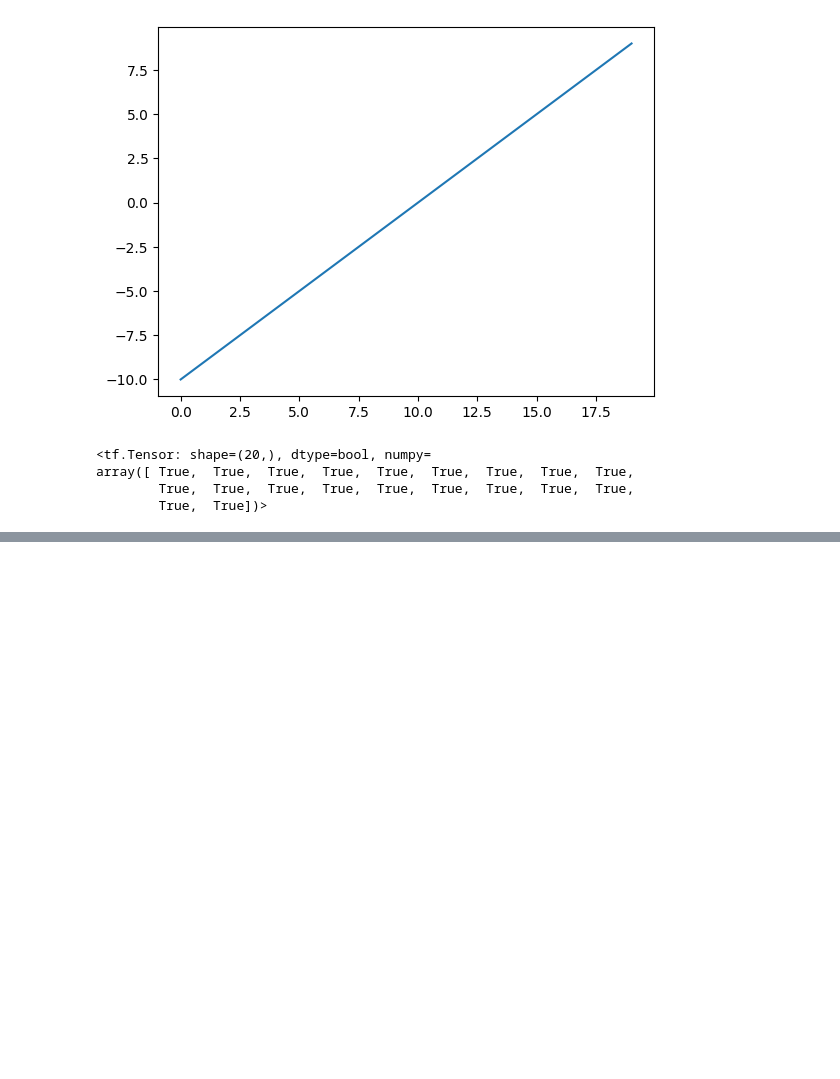
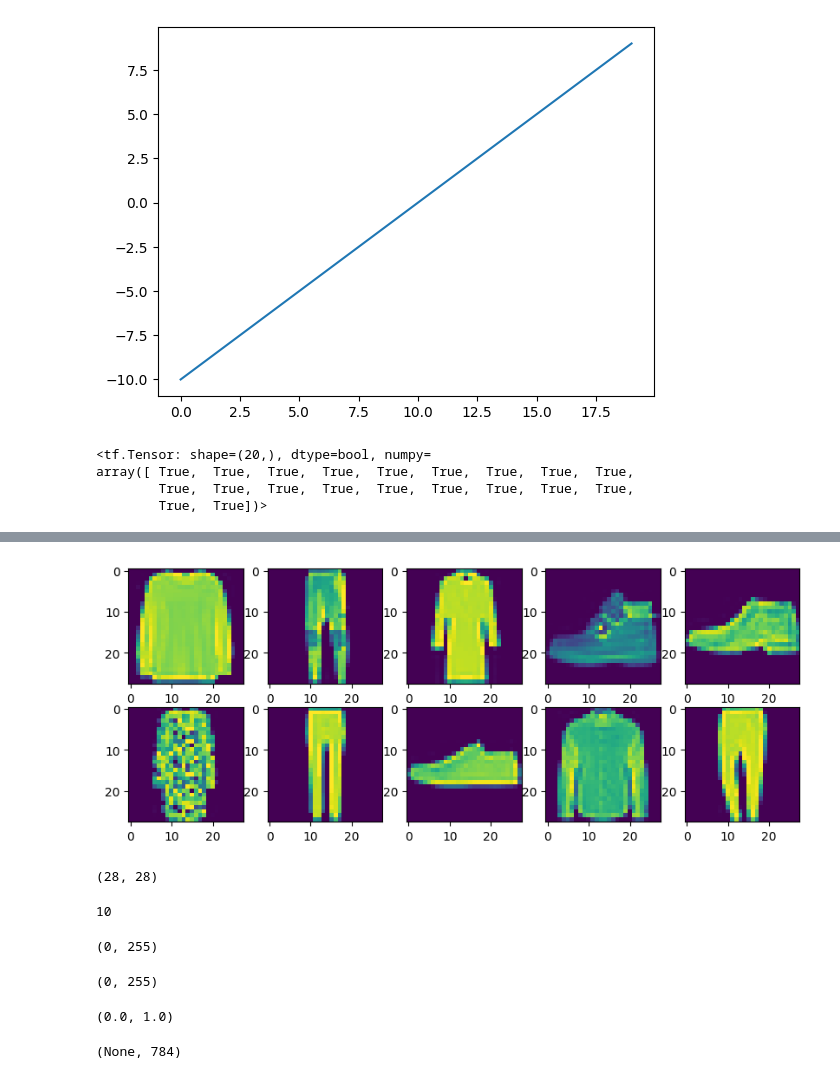
Before and after one commit to sachinthadilshann/TensorFlow_for_Deep_Learning_Bootcamp_Udemy, a Jupyter notebook: 02_neural_network_classification_in_tensorflow.ipynb, the cells around one changed output, grey strips where cells are left out. Cells and saved outputs as stored; diff of their text form; code cells hidden in the pictures; blank space fills up the shorter version.

```diff
--- a/02_neural_network_classification_in_tensorflow.ipynb
+++ b/02_neural_network_classification_in_tensorflow.ipynb
@@ -449,0 +507,28 @@ sns.heatmap(confusion_matrix,annot=True,fmt="d")
+# %%
+ import random
+
+
+ plt.figure(figsize=(10,10))
+
+ for i in range(10):
+  ax = plt.subplot(5,5,i+1)
+  rand_index = random.randint(0,len(train_data))
+  plt.imshow(train_data[rand_index])
+# %% [output]
+[figure, added]
+# %%
+train_data[0].shape
+# %% [output]
+(28, 28)
+# %%
+len(class_names)
+# %% [output]
+10
+# %%
+train_data.min(),train_data.max()
+# %% [output]
+(0, 255)
+# %%
+test_data.min(),test_data.max()
+# %% [output]
+(0, 255)
@@ -449,0 +540,11 @@ sns.heatmap(confusion_matrix,annot=True,fmt="d")
+# %%
+train_data.min(),train_data.max()
+# %% [output]
+(0.0, 1.0)
+# %%
+flattenn_model = tf.keras.Sequential([
+    tf.keras.layers.Flatten(input_shape=(28,28)),
+])
+flattenn_model.output_shape
+# %% [output]
+(None, 784)
```
Also changed, not shown: parts of 46 cells of this notebook.
